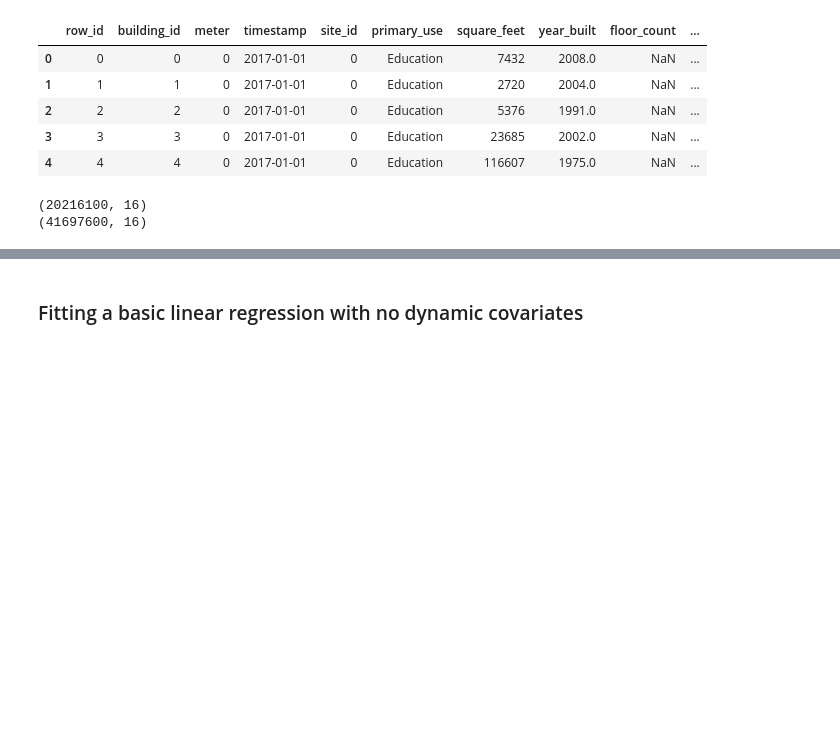
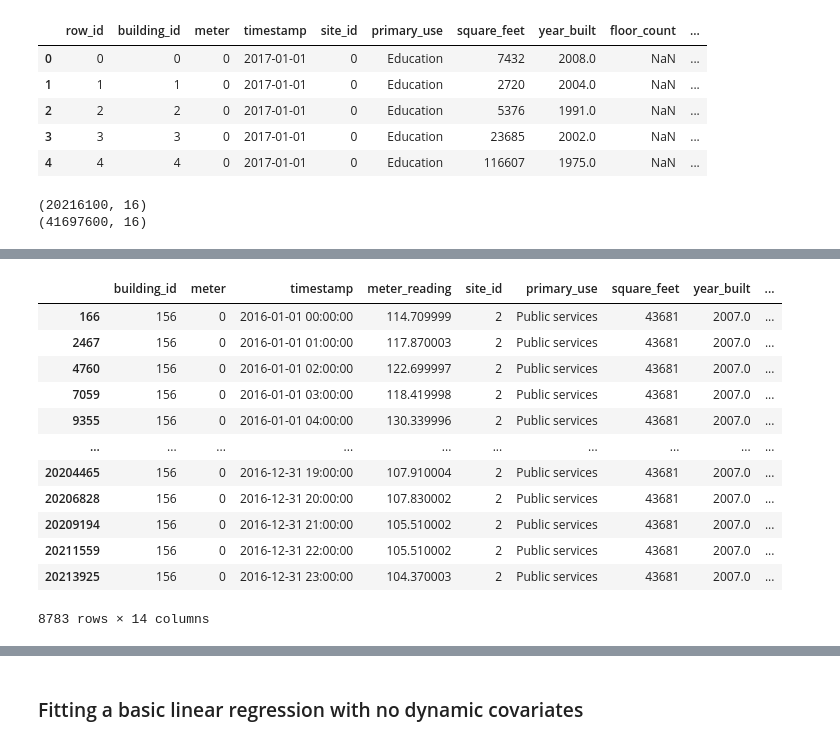
Before and after one commit to FangFeng-077/great-energy-predictor, a Jupyter notebook: hw_7.ipynb, the cells around one changed output, grey strips where cells are left out. Cells and saved outputs as stored; diff of their text form; code cells hidden in the pictures; blank space fills up the shorter version.

```diff
--- a/hw_7.ipynb
+++ b/hw_7.ipynb
@@ -266,3 +252,19 @@ train_df.head()
+# %%
+building_156
+# %% [output]
+|  | building_id | meter | timestamp | meter_reading | site_id | primary_use | square_feet | year_built | ... |
+| 166 | 156 | 0 | 2016-01-01 00:00:00 | 114.709999 | 2 | Public services | 43681 | 2007.0 | ... |
+| 2467 | 156 | 0 | 2016-01-01 01:00:00 | 117.870003 | 2 | Public services | 43681 | 2007.0 | ... |
+| 4760 | 156 | 0 | 2016-01-01 02:00:00 | 122.699997 | 2 | Public services | 43681 | 2007.0 | ... |
+| 7059 | 156 | 0 | 2016-01-01 03:00:00 | 118.419998 | 2 | Public services | 43681 | 2007.0 | ... |
+| 9355 | 156 | 0 | 2016-01-01 04:00:00 | 130.339996 | 2 | Public services | 43681 | 2007.0 | ... |
+| ... | ... | ... | ... | ... | ... | ... | ... | ... | ... |
+| 20204465 | 156 | 0 | 2016-12-31 19:00:00 | 107.910004 | 2 | Public services | 43681 | 2007.0 | ... |
+| 20206828 | 156 | 0 | 2016-12-31 20:00:00 | 107.830002 | 2 | Public services | 43681 | 2007.0 | ... |
+| 20209194 | 156 | 0 | 2016-12-31 21:00:00 | 105.510002 | 2 | Public services | 43681 | 2007.0 | ... |
+| 20211559 | 156 | 0 | 2016-12-31 22:00:00 | 105.510002 | 2 | Public services | 43681 | 2007.0 | ... |
+| 20213925 | 156 | 0 | 2016-12-31 23:00:00 | 104.370003 | 2 | Public services | 43681 | 2007.0 | ... |
+8783 rows × 14 columns
 # %%
 # y = train_df['meter_reading']
 # X = train_df.drop(['meter_reading'], axis=1)
```
Also changed, not shown: parts of 17 cells of this notebook.
